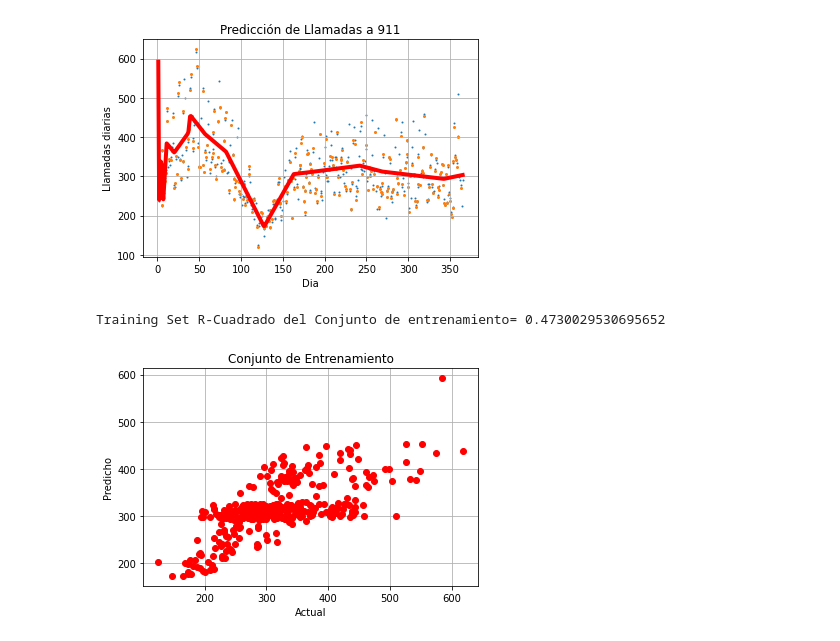
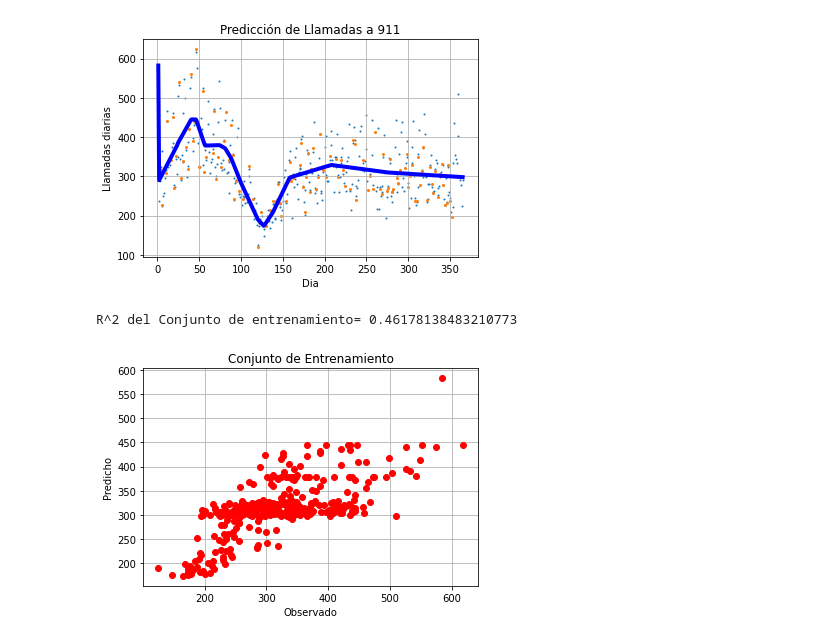
Before and after one commit to CarlosBrys/Llamadas-911-Agresion-Personas, a Jupyter notebook: 911_Delitos.ipynb, the cells around one changed output. Drawn from its saved outputs; the diff is of its cells as text; code cells hidden in the pictures.

```diff
--- a/911_Delitos.ipynb
+++ b/911_Delitos.ipynb
@@ -34,7 +26,7 @@ Saving AgresionPersonas.csv to AgresionPersonas (4).csv
 # %%
 
-DatosEntrenamiento = pd.read_csv('AgresionPersonas (4).csv')
-DatosValidacion = pd.read_csv('AgresionPersonasValidacionExtensa (1).csv')
+DatosEntrenamiento = pd.read_csv('https://raw.githubusercontent.com/CarlosBrys/Llamadas-911-Agresion-Personas/main/datos/AgresionPersonas.csv')
+DatosValidacion = pd.read_csv('https://raw.githubusercontent.com/CarlosBrys/Llamadas-911-Agresion-Personas/main/datos/AgresionPersonasValidacion.csv')
 print(DatosEntrenamiento.shape)
 print(DatosEntrenamiento.head())
 print(DatosValidacion.shape)
@@ -84,8 +76,8 @@ from sklearn.metrics import r2_score
 # Crear el modelo
 model = keras.Sequential()
 model.add(keras.layers.Dense(units = 1, activation = 'linear', input_shape=[1]))
-model.add(keras.layers.Dense(units = 64, activation = 'relu'))
-model.add(keras.layers.Dense(units = 64, activation = 'relu'))
+model.add(keras.layers.Dense(units = 128, activation = 'relu'))
+model.add(keras.layers.Dense(units = 128, activation = 'relu'))
 model.add(keras.layers.Dense(units = 1, activation = 'linear'))
 model.compile(loss='mse', optimizer="adam", metrics=['accuracy'])
 model.summary()
@@ -146,27 +138,27 @@ plt.title("Predicción de Llamadas a 911")
 plt.ylabel('Llamadas diarias')
 plt.xlabel('Dia')
 plt.grid()
-plt.scatter(datos_x[::1], datos_y[::1], s=1)
-plt.scatter(valida_x[::1], valida_y[::1], s=4)
-plt.plot(datos_x, prediccion_y, 'r', linewidth=4)
+plt.scatter(datos_x, datos_y, s=1)
+plt.scatter(valida_x, valida_y, s=4)
+plt.plot(datos_x, prediccion_y, 'r', linewidth=4, color = 'blue')
 plt.show()
 # %% [output]
-[figure, old version]
+[figure, new version]
 # %%
 #Mostrar los valores actuales contra los predichos del entrenamiento
 PrediccionEntrenamiento = pd.read_csv('entrenamiento.csv')
 plt.plot(datos_y,PrediccionEntrenamiento,'ro')
 plt.title('Conjunto de Entrenamiento')
-plt.xlabel('Actual')
+plt.xlabel('Observado')
 plt.ylabel('Predicho')
 plt.grid()
 
 #Calcular el valor de R-cuadrado para el conjunto de entrenamiento
 ValorR2E = r2_score(datos_y,PrediccionEntrenamiento)
-print("Training Set R-Cuadrado del Conjunto de entrenamiento=", ValorR2E)
+print("R^2 del Conjunto de entrenamiento=", ValorR2E)
 # %% [output]
-Training Set R-Cuadrado del Conjunto de entrenamiento= 0.4730029530695652
+R^2 del Conjunto de entrenamiento= 0.46178138483210773
-[figure, old version]
+[figure, new version]
 # %%
 #Mostrar los valores actuales contra los predichos de la validacion
 PrediccionValidacion = pd.read_csv('validacion.csv')
```
Also changed, not shown: parts of 7 cells of this notebook.
